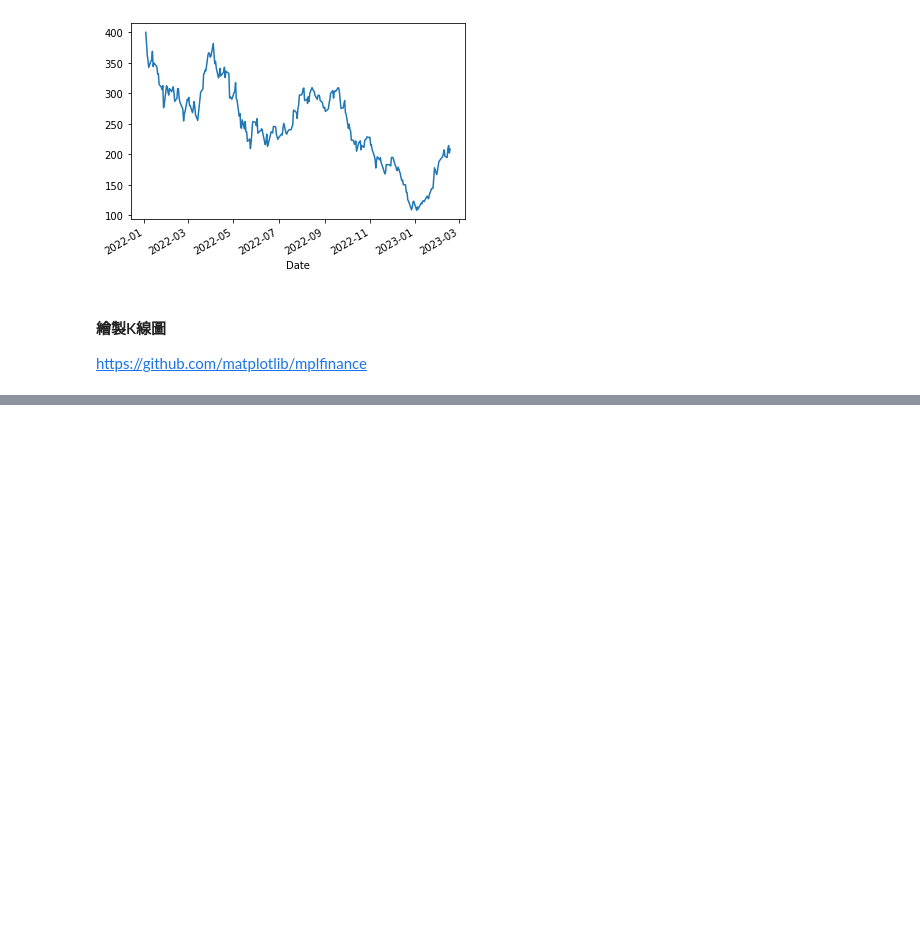
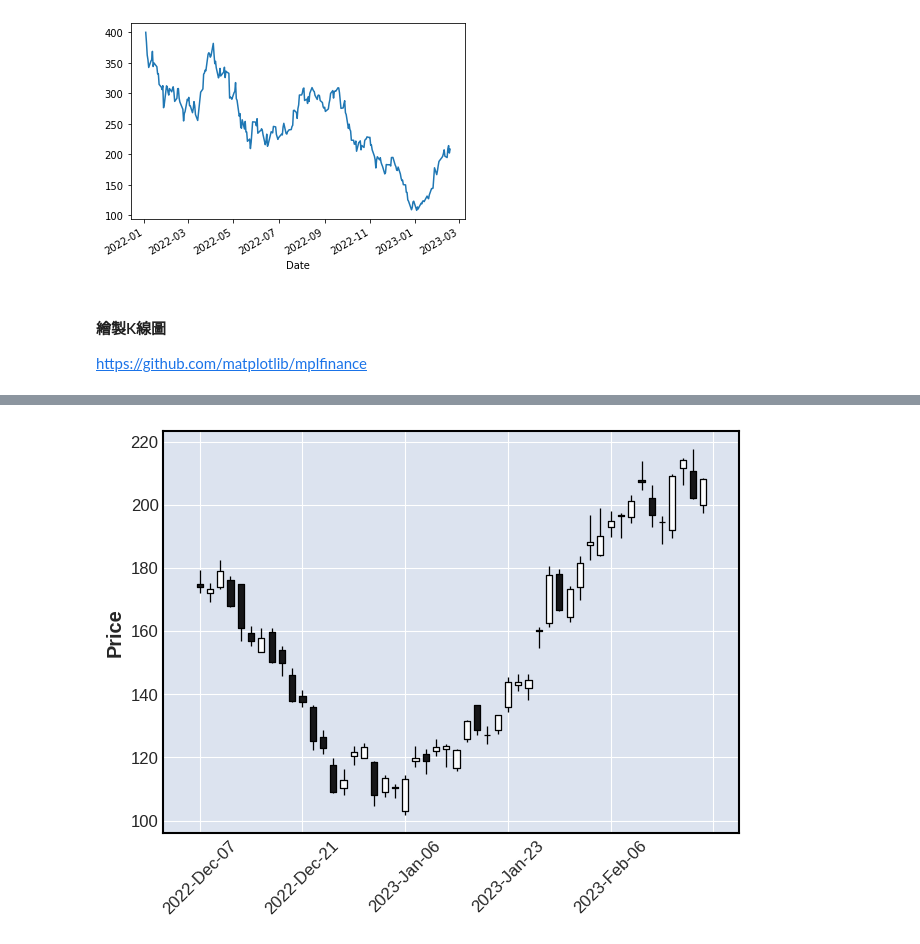
Before and after one commit to pooyalHsu/20230205python, a Jupyter notebook: 20230219_筆記.ipynb, the cells around one changed output, grey strips where cells are left out. Saved outputs shown, nothing was run; the diff lists cells and outputs as text; code cells hidden in the pictures; blank space fills up the shorter version.

```diff
--- a/20230219_筆記.ipynb
+++ b/20230219_筆記.ipynb
@@ -775,0 +809,4 @@ https://github.com/matplotlib/mplfinance
+# %%
+mpf.plot(df.tail(50),type='candle')
+# %% [output]
+[figure, added]
```
Also changed, not shown: parts of 12 cells of this notebook.
